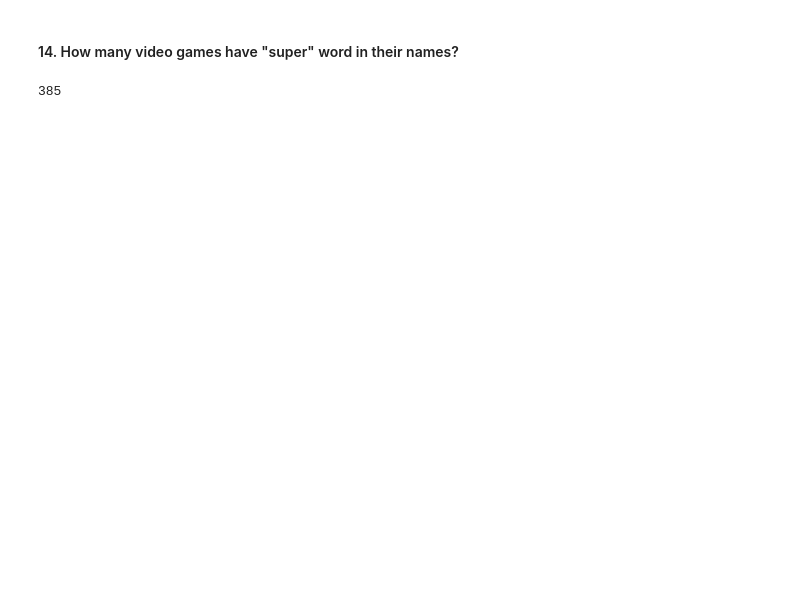
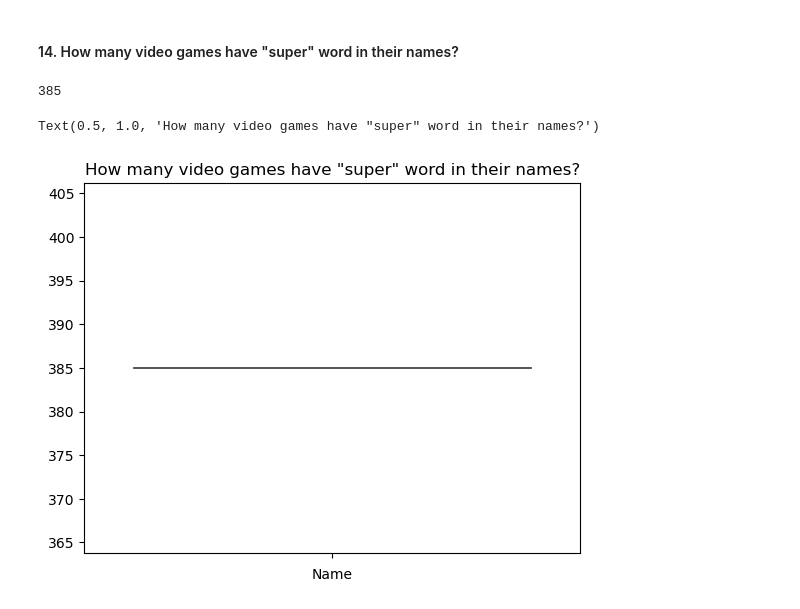
Before and after one commit to Kasilnur/Machine_learning, a Jupyter notebook: Machine_learning/Kaskinbaev_VGS.ipynb, the cells around one changed output. Drawn from its saved outputs; the diff is of its cells as text; code cells hidden in the pictures; blank space fills up the shorter version.

```diff
--- a/Machine_learning/Kaskinbaev_VGS.ipynb
+++ b/Machine_learning/Kaskinbaev_VGS.ipynb
@@ -151,6 +169,14 @@ Name: count, dtype: int64
 # %% [markdown]
 #### 14. How many video games have "super" word in their names?
 # %%
-vgs[vgs["Name"].str.contains("super", case=False)].shape[0]
+super_names = vgs[vgs["Name"].str.contains("super", case=False)]
+super_names[['Name']].shape[0]
 # %% [output]
 385
+# %%
+sns.violinplot(data=super_names[['Name']].count())
+plt.xlabel("Name")
+plt.title('How many video games have "super" word in their names?')
+# %% [output]
+Text(0.5, 1.0, 'How many video games have "super" word in their names?')
+[figure, added]
```
Also changed, not shown: parts of 4 cells of this notebook.
